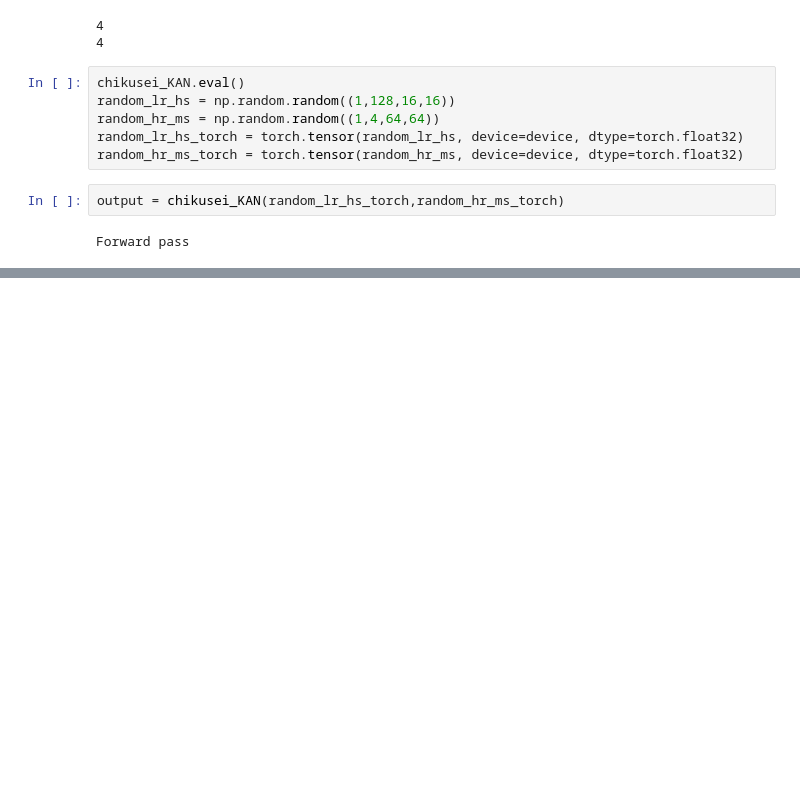
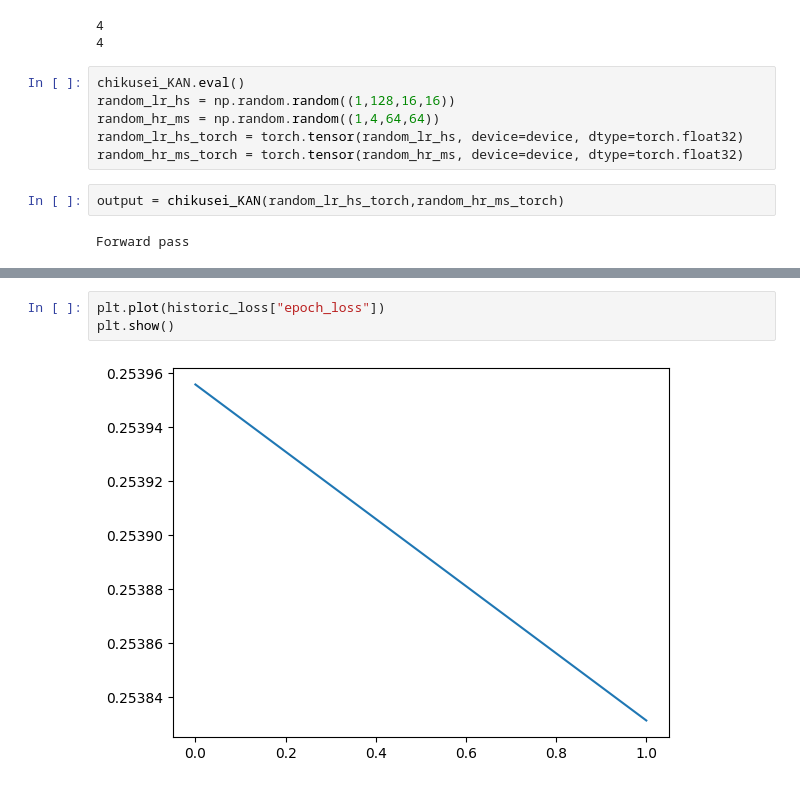
Before and after one commit to jtreguer/HSR-KAN, a Jupyter notebook: KAN_training.ipynb, the cells around one changed output, grey strips where cells are left out. Drawn from its saved outputs; the diff is of its cells as text; blank space fills up the shorter version.

```diff
--- a/KAN_training.ipynb
+++ b/KAN_training.ipynb
@@ -235,0 +302,5 @@ Loss:  tensor(nan, device='cuda:0', grad_fn=<MeanBackward0>)
+# %%
+plt.plot(historic_loss["epoch_loss"])
+plt.show()
+# %% [output]
+[figure, added]
```
Also changed, not shown: parts of 12 cells of this notebook, 11 other files.
